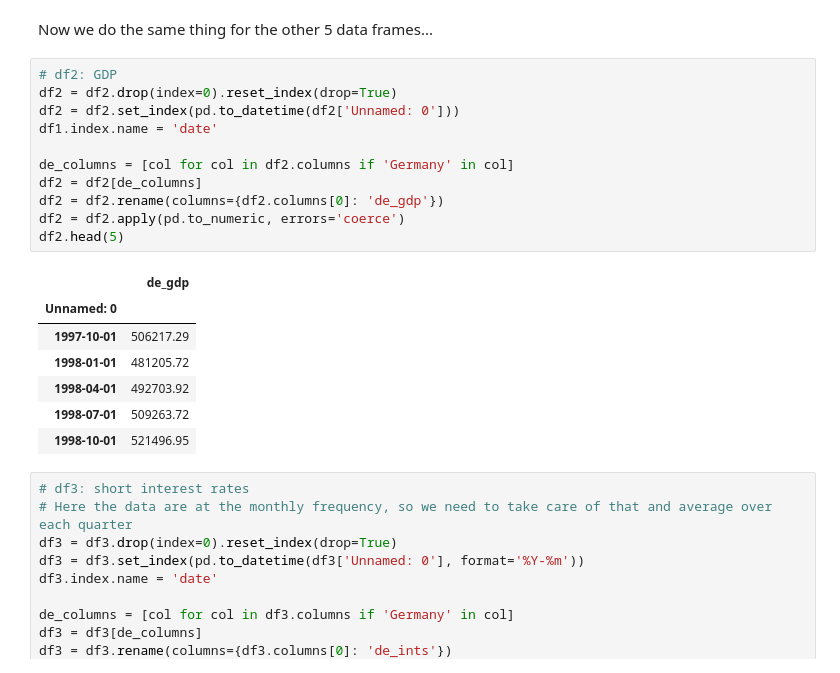
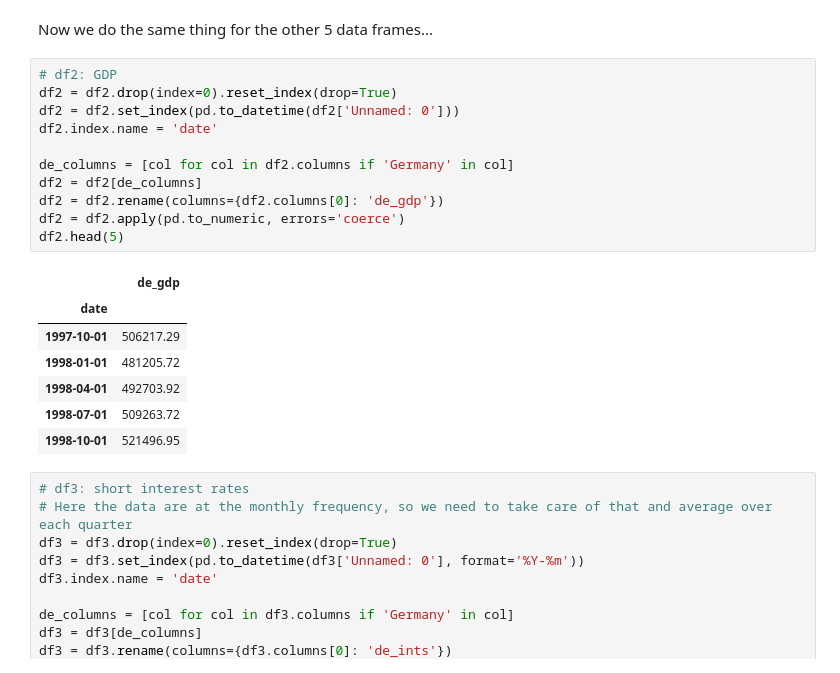
Before and after one commit to hugobrrss/FBF, a Jupyter notebook: labsession1.ipynb, the cells around one changed output. Saved outputs shown, nothing was run; the diff lists cells and outputs as text.

```diff
--- a/labsession1.ipynb
+++ b/labsession1.ipynb
@@ -71,17 +71,17 @@ Now we do the same thing for the other 5 data frames...
 # %%
 # df2: GDP
 df2 = df2.drop(index=0).reset_index(drop=True)
 df2 = df2.set_index(pd.to_datetime(df2['Unnamed: 0']))
-df1.index.name = 'date'
+df2.index.name = 'date'
 
 de_columns = [col for col in df2.columns if 'Germany' in col]
 df2 = df2[de_columns]
 df2 = df2.rename(columns={df2.columns[0]: 'de_gdp'})
 df2 = df2.apply(pd.to_numeric, errors='coerce')
 df2.head(5)
 # %% [output]
 |  | de_gdp |
-| Unnamed: 0 |  |
+| date |  |
 | 1997-10-01 | 506217.29 |
 | 1998-01-01 | 481205.72 |
 | 1998-04-01 | 492703.92 |
```
